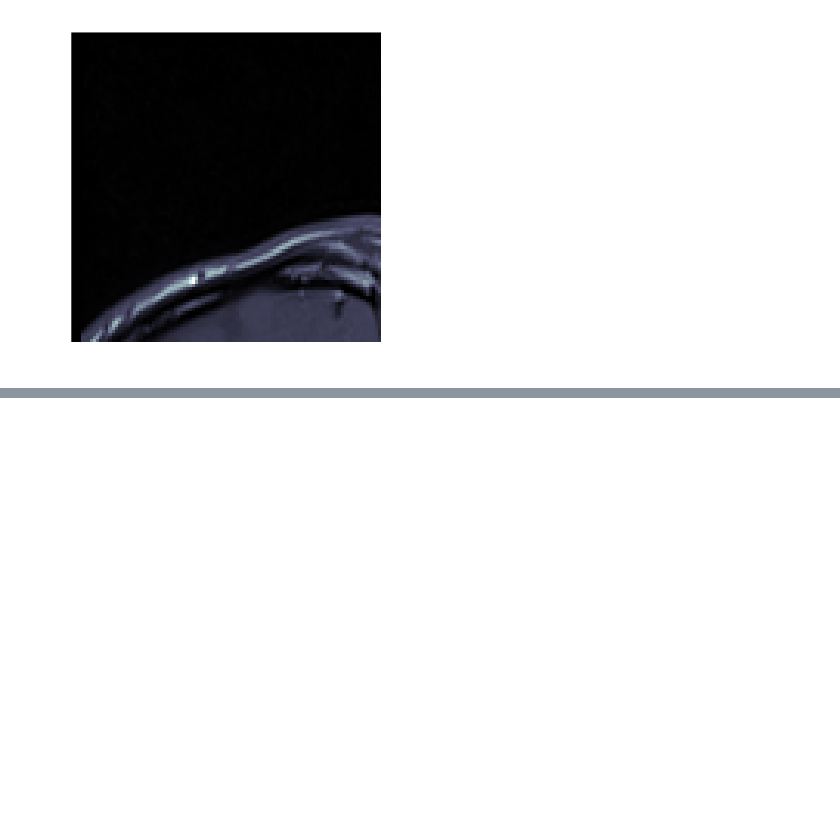
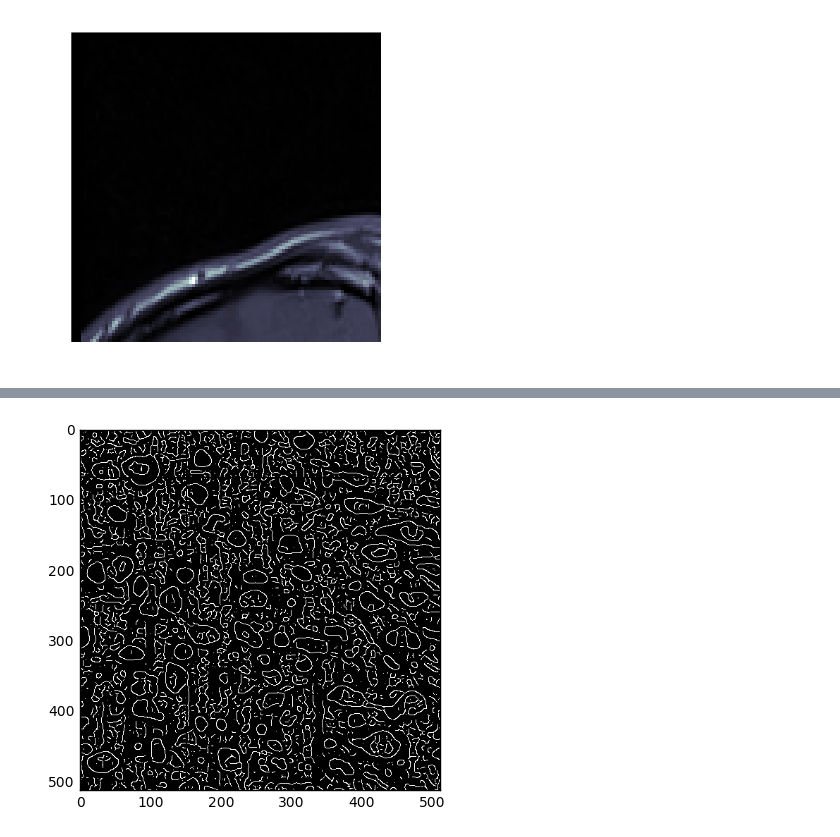
Before and after one commit to 4Quant/BBP-Setup, a Jupyter notebook: notebooks/Distributed Tile-based Reading.ipynb, the cells around one changed output, grey strips where cells are left out. Cells and saved outputs as stored; diff of their text form; code cells hidden in the pictures; blank space fills up the shorter version.

```diff
--- a/notebooks/Distributed Tile-based Reading.ipynb
+++ b/notebooks/Distributed Tile-based Reading.ipynb
@@ -123,0 +107,9 @@ _ = viz.show_lazy_browser(lazy_out_image[0])
+# %%
+from skimage.feature import canny
+dist_tile_rdd = paths_to_tiled_image(big_image_list[0:1], tile_size=(512, 512), context = sc)
+simple_edge_filter = lambda x: canny(x.astype(np.float32),2.0)
+lazy_out_image = dist_tile_rdd.map(simple_edge_filter).unchunk()
+lazy_out_image.cache()
+_ = viz.show_lazy_browser(lazy_out_image[0], tile_size=(512, 512))
+# %% [output]
+[figure, added]
```
Also changed, not shown: parts of 20 cells of this notebook, 2 other files.
